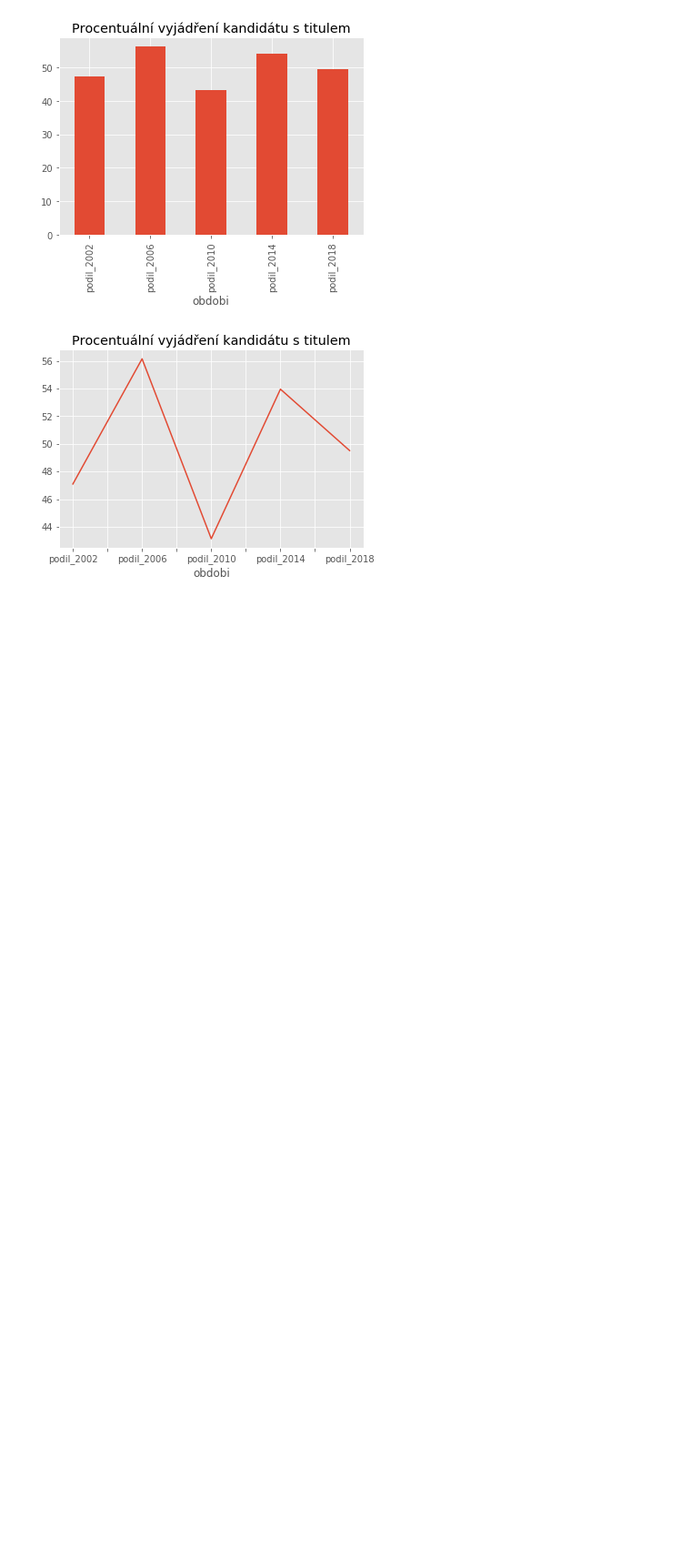
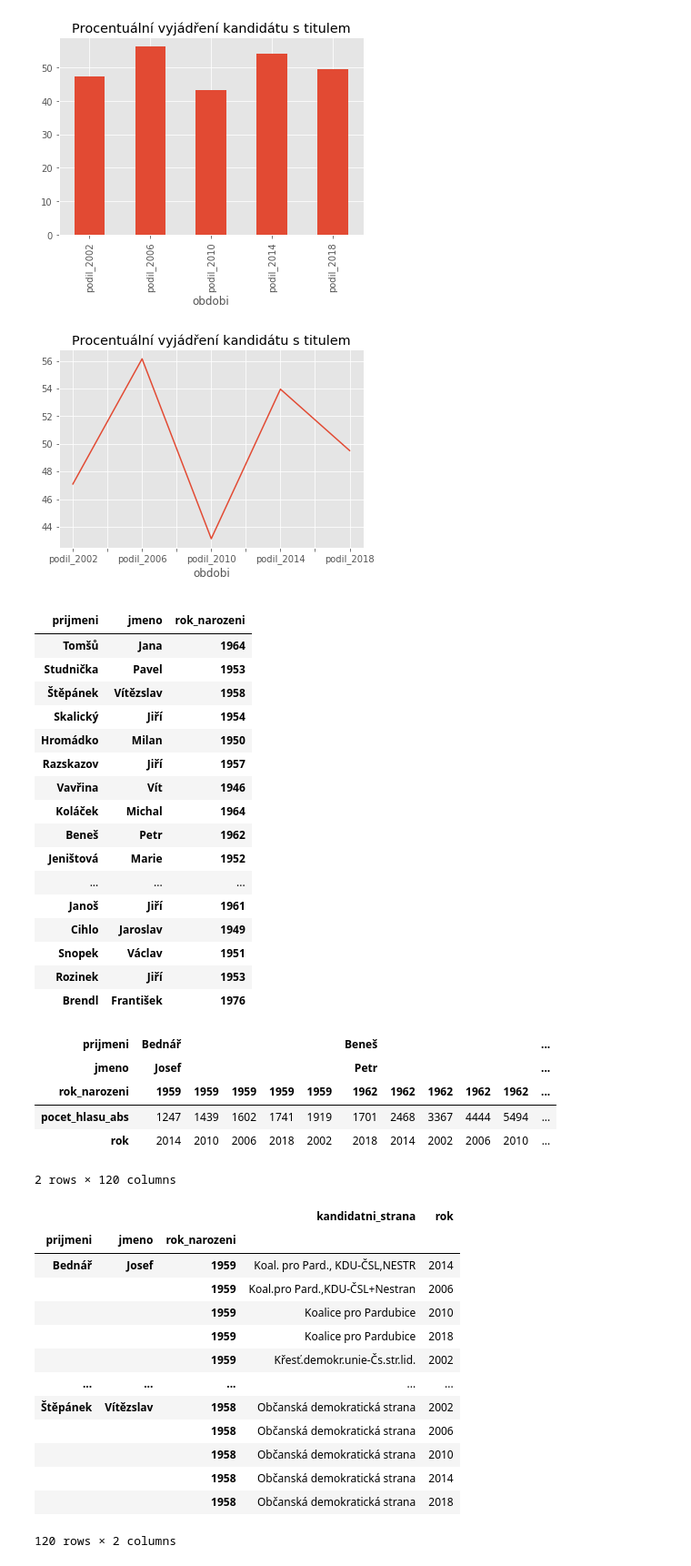
Before and after one commit to draessld/Data_Mining_Algorithms_2019, a Jupyter notebook: 01/homework_01_B191.ipynb, the cells around one changed output. Shown at 91% size. Cells and saved outputs as stored; diff of their text form; code cells hidden in the pictures; blank space fills up the shorter version.

```diff
--- a/01/homework_01_B191.ipynb
+++ b/01/homework_01_B191.ipynb
@@ -273,3 +271,66 @@ celkovy_pocet.plot(kind='line',x = 'obdobi', legend=False,title='Procentuální
 <matplotlib.axes._subplots.AxesSubplot at 0x...>
 [figure]
 [figure]
+# %%
+# Pokuste se u jednotlivých kandidátů zjistit, zda kandidovali ve více volbách.
+
+kandidati_cpy = kandidati.copy()[['jmeno','rok','vek','kandidatni_strana','pocet_hlasu_abs']]
+split_name = kandidati_cpy['jmeno'].str.split(' ',2,expand=True)
+kandidati_cpy['prijmeni'] = split_name[0]
+kandidati_cpy['jmeno'] = split_name[1]
+kandidati_cpy['tituly'] = split_name[2]
+kandidati_cpy['rok_narozeni'] = kandidati_cpy['rok']-kandidati_cpy['vek']
+kandidati_cpy = kandidati_cpy.drop(columns=['tituly'],axis=1)
+
+# Najděte 10 nejpilnějších kandidátů a vypište jejich volební zisky a za jaké strany kandidovali.
+top_x = kandidati_cpy.groupby(by=['prijmeni','jmeno','rok_narozeni']).count().drop(columns=['rok','pocet_hlasu_abs','kandidatni_strana']).rename(columns={'vek':'kandidoval'}).sort_values(by='kandidoval',ascending=False)
+kandidatni_strany = kandidati_cpy.groupby(by=['prijmeni','jmeno','rok_narozeni','kandidatni_strana','rok']).count().drop(columns=['pocet_hlasu_abs','vek']).reset_index().set_index(['prijmeni','jmeno','rok_narozeni'])
+abs_hlasy = kandidati_cpy.groupby(by=['prijmeni','jmeno','rok_narozeni','pocet_hlasu_abs','rok']).count().drop(columns=['vek','kandidatni_strana']).reset_index().set_index(['prijmeni','jmeno','rok_narozeni'])
+# vybrala jsem vsechny 5+, protoze jich bylo vice nez 10
+top_x = top_x[top_x['kandidoval'] > 4 ].drop(columns=['kandidoval'])
+display(top_x)
+
+abs_hlasy = top_x.join(abs_hlasy)
+display(abs_hlasy.sort)
+
+kandidatni_strany = top_x.join(kandidatni_strany)
+display(kandidatni_strany)
+# %% [output]
+|  |  |  |
+| prijmeni | jmeno | rok_narozeni |
+| Tomšů | Jana | 1964 |
+| Studnička | Pavel | 1953 |
+| Štěpánek | Vítězslav | 1958 |
+| Skalický | Jiří | 1954 |
+| Hromádko | Milan | 1950 |
+| Razskazov | Jiří | 1957 |
+| Vavřina | Vít | 1946 |
+| Koláček | Michal | 1964 |
+| Beneš | Petr | 1962 |
+| Jeništová | Marie | 1952 |
+| ... | ... | ... |
+| Janoš | Jiří | 1961 |
+| Cihlo | Jaroslav | 1949 |
+| Snopek | Václav | 1951 |
+| Rozinek | Jiří | 1953 |
+| Brendl | František | 1976 |
+| prijmeni | Bednář |  |  |  |  | Beneš |  |  |  |  | ... |
+| jmeno | Josef |  |  |  |  | Petr |  |  |  |  | ... |
+| rok_narozeni | 1959 | 1959 | 1959 | 1959 | 1959 | 1962 | 1962 | 1962 | 1962 | 1962 | ... |
+| pocet_hlasu_abs | 1247 | 1439 | 1602 | 1741 | 1919 | 1701 | 2468 | 3367 | 4444 | 5494 | ... |
+| rok | 2014 | 2010 | 2006 | 2018 | 2002 | 2018 | 2014 | 2002 | 2006 | 2010 | ... |
+2 rows × 120 columns
+|  |  |  | kandidatni_strana | rok |
+| prijmeni | jmeno | rok_narozeni |  |  |
+| Bednář | Josef | 1959 | Koal. pro Pard., KDU-ČSL,NESTR | 2014 |
+|  |  | 1959 | Koal.pro Pard.,KDU-ČSL+Nestran | 2006 |
+|  |  | 1959 | Koalice pro Pardubice | 2010 |
+|  |  | 1959 | Koalice pro Pardubice | 2018 |
+|  |  | 1959 | Křesť.demokr.unie-Čs.str.lid. | 2002 |
+| ... | ... | ... | ... | ... |
+| Štěpánek | Vítězslav | 1958 | Občanská demokratická strana | 2002 |
+|  |  | 1958 | Občanská demokratická strana | 2006 |
+|  |  | 1958 | Občanská demokratická strana | 2010 |
+|  |  | 1958 | Občanská demokratická strana | 2014 |
+|  |  | 1958 | Občanská demokratická strana | 2018 |
+120 rows × 2 columns
```
Also changed, not shown: parts of 3 cells of this notebook.
